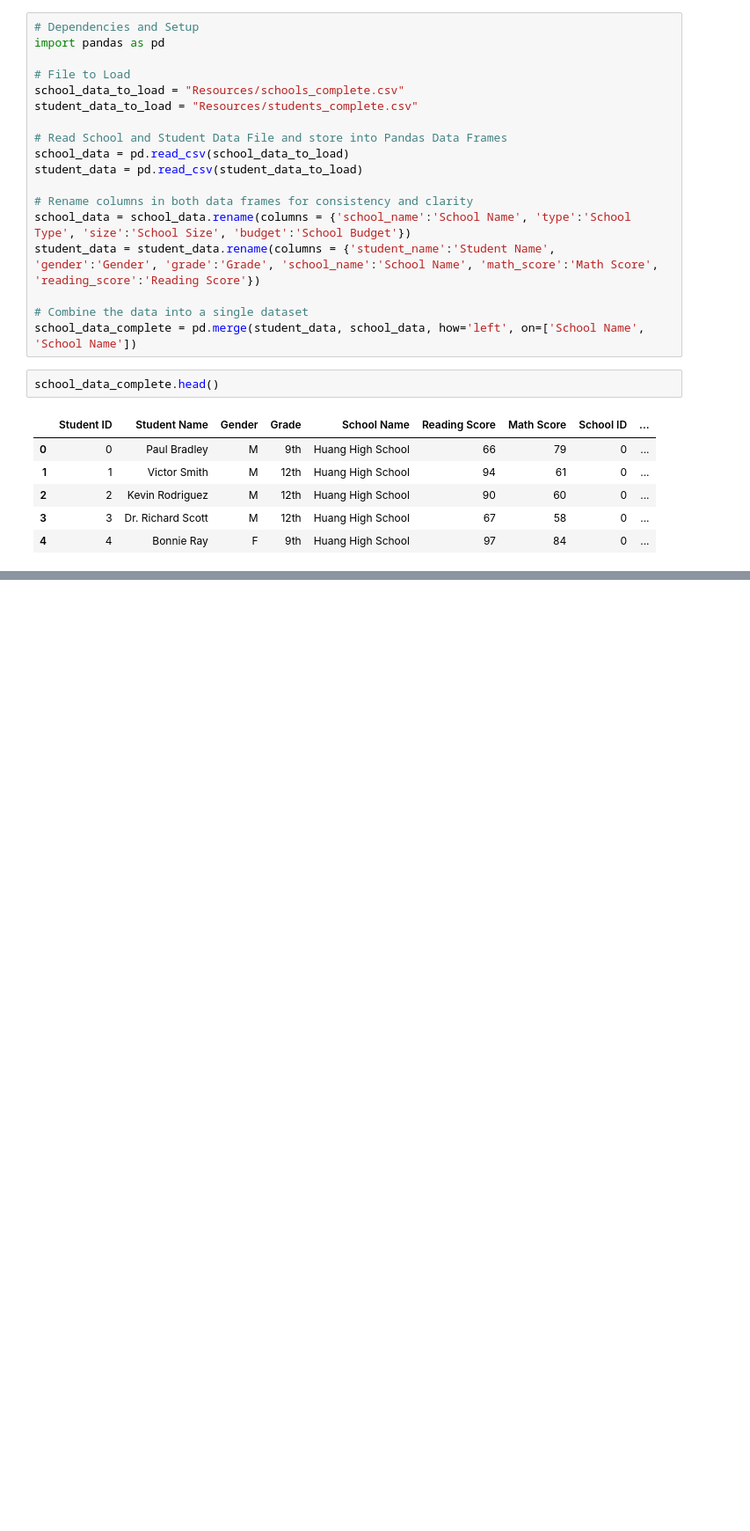
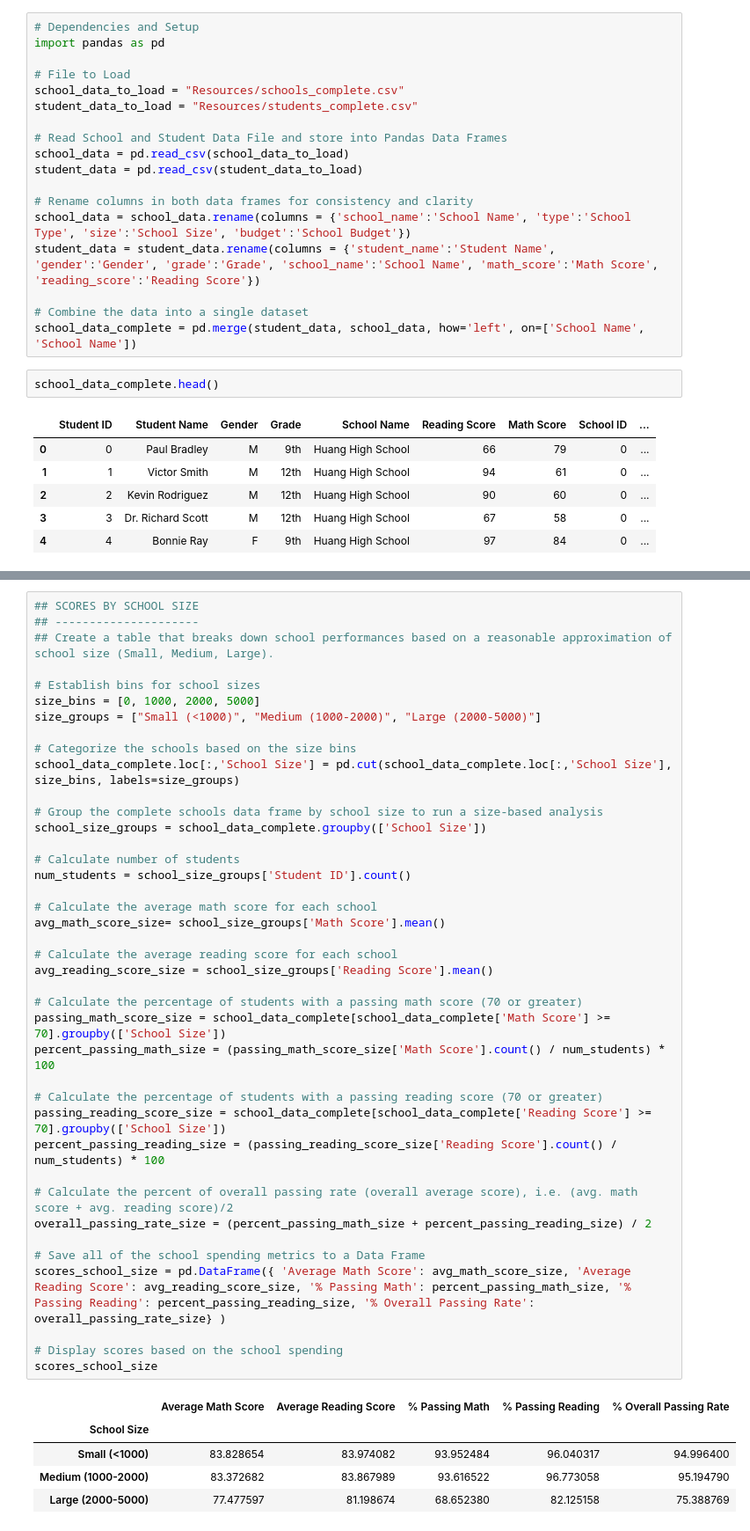
Before and after one commit to anulkar/pandas-challenge, a Jupyter notebook: PyCitySchools/PyCitySchools.ipynb, the cells around one changed output, grey strips where cells are left out. Shown: that part at 88% size. Drawn from its saved outputs; the diff is of its cells as text; blank space fills up the shorter version.

```diff
--- a/PyCitySchools/PyCitySchools.ipynb
+++ b/PyCitySchools/PyCitySchools.ipynb
@@ -167,0 +311,46 @@ bottom_passing_rate_schools.head()
+# %%
+## SCORES BY SCHOOL SIZE
+## ---------------------
+## Create a table that breaks down school performances based on a reasonable approximation of school size (Small, Medium, Large).
+
+# Establish bins for school sizes
+size_bins = [0, 1000, 2000, 5000]
+size_groups = ["Small (<1000)", "Medium (1000-2000)", "Large (2000-5000)"]
+
+# Categorize the schools based on the size bins
+school_data_complete.loc[:,'School Size'] = pd.cut(school_data_complete.loc[:,'School Size'], size_bins, labels=size_groups)
+
+# Group the complete schools data frame by school size to run a size-based analysis
+school_size_groups = school_data_complete.groupby(['School Size'])
+
+# Calculate number of students
+num_students = school_size_groups['Student ID'].count()
+
+# Calculate the average math score for each school
+avg_math_score_size= school_size_groups['Math Score'].mean()
+
+# Calculate the average reading score for each school
+avg_reading_score_size = school_size_groups['Reading Score'].mean()
+
+# Calculate the percentage of students with a passing math score (70 or greater)
+passing_math_score_size = school_data_complete[school_data_complete['Math Score'] >= 70].groupby(['School Size'])
+percent_passing_math_size = (passing_math_score_size['Math Score'].count() / num_students) * 100
+
+# Calculate the percentage of students with a passing reading score (70 or greater)
+passing_reading_score_size = school_data_complete[school_data_complete['Reading Score'] >= 70].groupby(['School Size'])
+percent_passing_reading_size = (passing_reading_score_size['Reading Score'].count() / num_students) * 100
+
+# Calculate the percent of overall passing rate (overall average score), i.e. (avg. math score + avg. reading score)/2
+overall_passing_rate_size = (percent_passing_math_size + percent_passing_reading_size) / 2
+
+# Save all of the school spending metrics to a Data Frame
+scores_school_size = pd.DataFrame({ 'Average Math Score': avg_math_score_size, 'Average Reading Score': avg_reading_score_size, '% Passing Math': percent_passing_math_size, '% Passing Reading': percent_passing_reading_size, '% Overall Passing Rate': overall_passing_rate_size} )
+
+# Display scores based on the school spending
+scores_school_size
+# %% [output]
+|  | Average Math Score | Average Reading Score | % Passing Math | % Passing Reading | % Overall Passing Rate |
+| School Size |  |  |  |  |  |
+| Small (<1000) | 83.828654 | 83.974082 | 93.952484 | 96.040317 | 94.996400 |
+| Medium (1000-2000) | 83.372682 | 83.867989 | 93.616522 | 96.773058 | 95.194790 |
+| Large (2000-5000) | 77.477597 | 81.198674 | 68.652380 | 82.125158 | 75.388769 |
```
Also changed, not shown: parts of 8 cells of this notebook, 1 other file.
